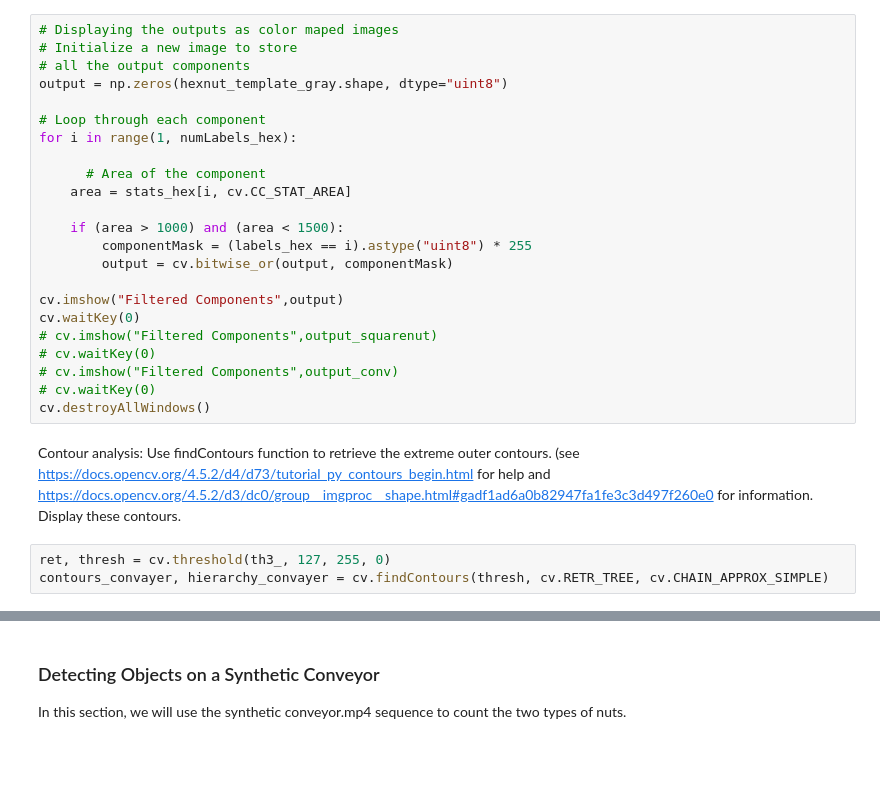
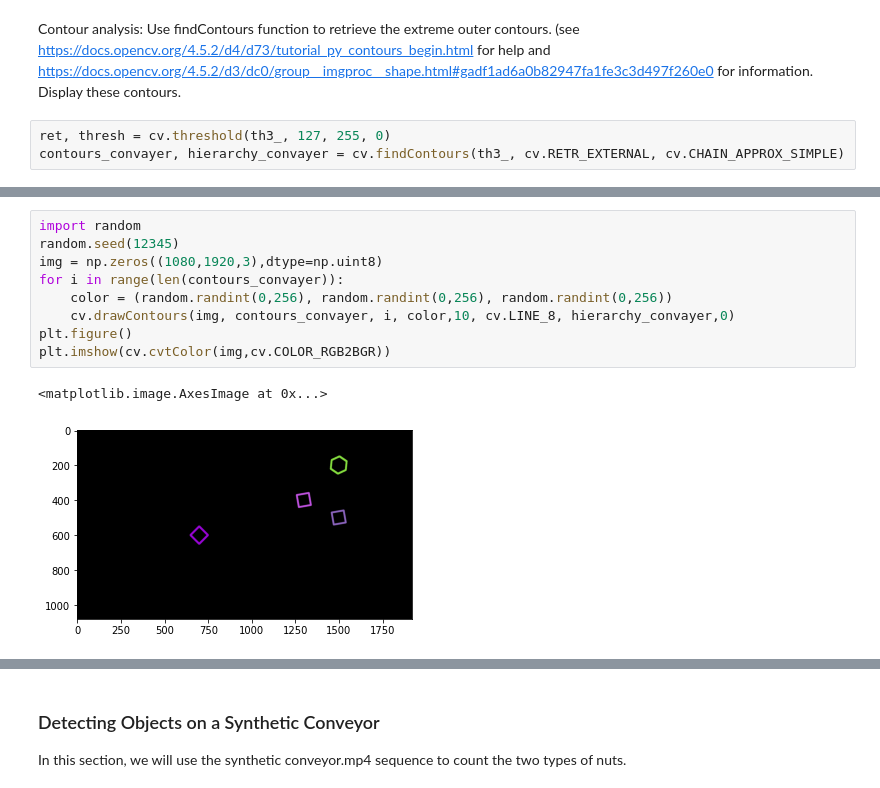
Before and after one commit to nifla2000/EN2550-Codings, a Jupyter notebook: ASSIGNMENT_03/Assignment_3.ipynb, the cells around one changed output, grey strips where cells are left out. Drawn from its saved outputs; the diff is of its cells as text; blank space fills up the shorter version.

```diff
--- a/ASSIGNMENT_03/Assignment_3.ipynb
+++ b/ASSIGNMENT_03/Assignment_3.ipynb
@@ -152,32 +150,9 @@ centroids_hex , centroids_square, centroids_conv
         [ 700.        ,  600.        ]]))
 # %% [markdown]
 Centroids contain the coordinate of centroid of each connected component label
-# %%
-# Displaying the outputs as color maped images
-# Initialize a new image to store
-# all the output components
-output = np.zeros(hexnut_template_gray.shape, dtype="uint8")
-
-# Loop through each component
-for i in range(1, numLabels_hex):
-
-      # Area of the component
-    area = stats_hex[i, cv.CC_STAT_AREA]
-
-    if (area > 1000) and (area < 1500):
-        componentMask = (labels_hex == i).astype("uint8") * 255
-        output = cv.bitwise_or(output, componentMask)
-
-cv.imshow("Filtered Components",output)
-cv.waitKey(0)
-# cv.imshow("Filtered Components",output_squarenut)
-# cv.waitKey(0)
-# cv.imshow("Filtered Components",output_conv)
-# cv.waitKey(0)
-cv.destroyAllWindows()
 # %% [markdown]
 Contour analysis: Use findContours function to retrieve the extreme outer contours. (see https://docs.opencv.org/4.5.2/d4/d73/tutorial_py_contours_begin.html for help and https://docs.opencv.org/4.5.2/d3/dc0/group__imgproc__shape.html#gadf1ad6a0b82947fa1fe3c3d497f260e0 for information.</br>
 Display these contours.
 # %%
 ret, thresh = cv.threshold(th3_, 127, 255, 0)
-contours_convayer, hierarchy_convayer = cv.findContours(thresh, cv.RETR_TREE, cv.CHAIN_APPROX_SIMPLE)
+contours_convayer, hierarchy_convayer = cv.findContours(th3_, cv.RETR_EXTERNAL, cv.CHAIN_APPROX_SIMPLE)
@@ -212,0 +159,12 @@ plt.show()
+# %%
+import random
+random.seed(12345)
+img = np.zeros((1080,1920,3),dtype=np.uint8)
+for i in range(len(contours_convayer)):
+    color = (random.randint(0,256), random.randint(0,256), random.randint(0,256))
+    cv.drawContours(img, contours_convayer, i, color,10, cv.LINE_8, hierarchy_convayer,0)
+plt.figure()
+plt.imshow(cv.cvtColor(img,cv.COLOR_RGB2BGR))
+# %% [output]
+<matplotlib.image.AxesImage at 0x...>
+[figure, added]
```
Also changed, not shown: parts of 16 cells of this notebook, 1 other file.
